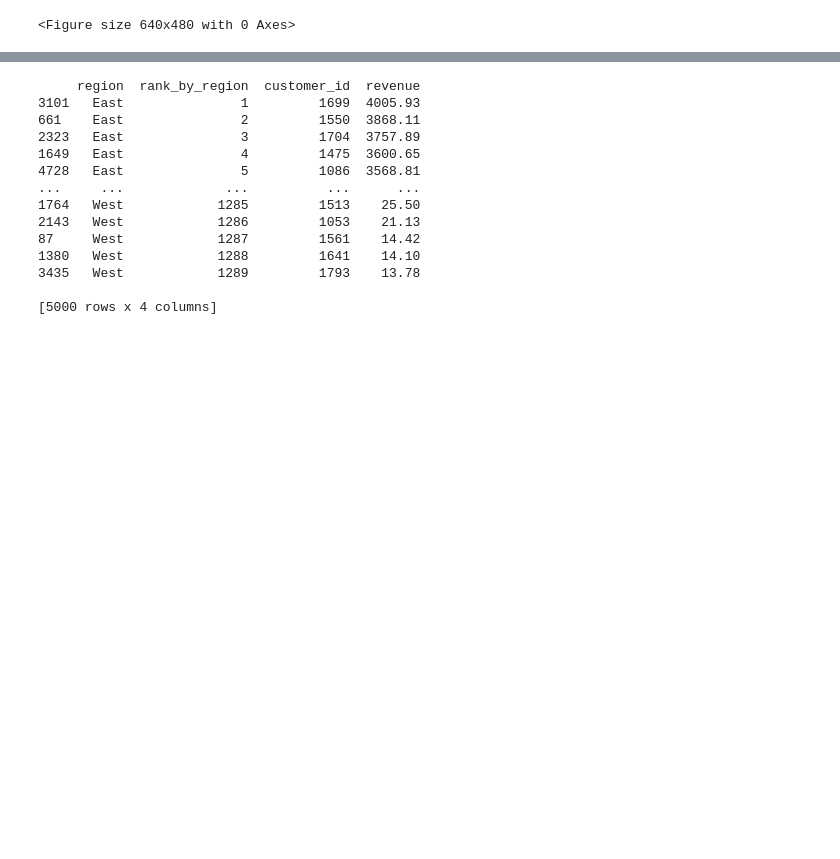
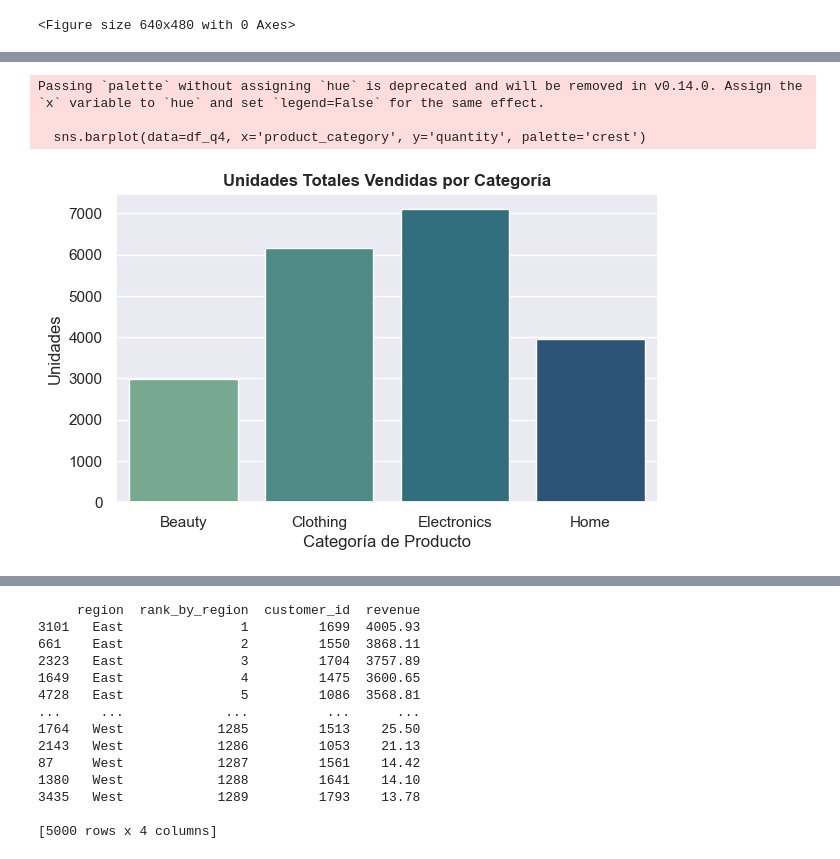
Before and after one commit to AngieManzano/Proyecto_de_Python, a Jupyter notebook: scripts/Eda.ipynb, the cells around one changed output, grey strips where cells are left out. Cells and saved outputs as stored; diff of their text form; code cells hidden in the pictures; blank space fills up the shorter version.

```diff
--- a/scripts/Eda.ipynb
+++ b/scripts/Eda.ipynb
@@ -574,0 +599,15 @@ Passing `palette` without assigning `hue` is deprecated and will be removed in v
+# %%
+df_q4 = df_sales_venta_clean.groupby('product_category')['quantity'].sum().reset_index()
+
+
+plt.figure(figsize=(7, 4))
+sns.barplot(data=df_q4, x='product_category', y='quantity', palette='crest')
+plt.title('Unidades Totales Vendidas por Categoría', fontweight='bold')
+plt.xlabel('Categoría de Producto')
+plt.ylabel('Unidades')
+plt.show()
+# %% [output]
+Passing `palette` without assigning `hue` is deprecated and will be removed in v0.14.0. Assign the `x` variable to `hue` and set `legend=False` for the same effect.
+
+  sns.barplot(data=df_q4, x='product_category', y='quantity', palette='crest')
+[figure, added]
```
Also changed, not shown: parts of 4 cells of this notebook, 2 other files.
